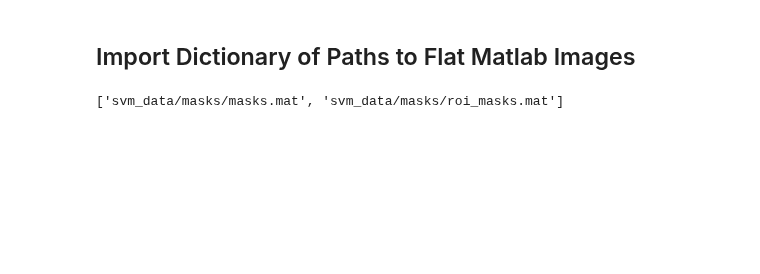
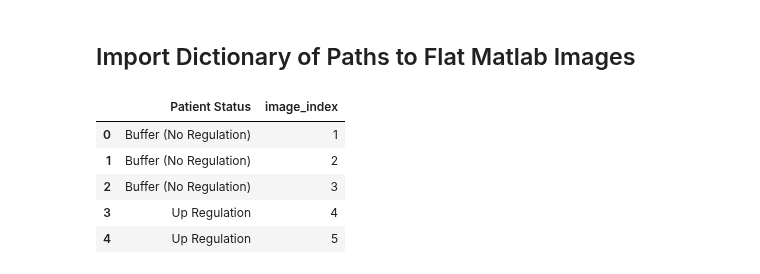
Before and after one commit to staceybeck/teambrainiac, a Jupyter notebook: source/DL/visualization_playground.ipynb, the cells around one changed output. Drawn from its saved outputs; the diff is of its cells as text; code cells hidden in the pictures; blank space fills up the shorter version.

```diff
--- a/source/DL/visualization_playground.ipynb
+++ b/source/DL/visualization_playground.ipynb
@@ -103,7 +112,3 @@ Requirement already satisfied: threadpoolctl>=2.0.0 in /usr/local/lib/python3.7/
 # Open path dictionary file to get subject ids
 path = "../data/data_path_dictionary.pkl"
 data_path_dict = open_pickle(path)
-# %%
-data_path_dict['mask_data']
-# %% [output]
-['svm_data/masks/masks.mat', 'svm_data/masks/roi_masks.mat']
@@ -120,0 +118,16 @@ def labels_mask_binary(data_path_dict, label_type='rt_labels'):
+# %%
+input = np.array(label_data_dict['rt_labels']).T[0]
+df = pd.DataFrame(data=input, columns=['Patient Status'])
+df['image_index'] = [x+1 for x in df.index]
+
+reg_type = ['Up Regulation' if x==1 else 'Down Regulation' if x==0 else 'Buffer (No Regulation)' for x in df['Patient Status']]
+df['Patient Status'] = reg_type
+
+df.head()
+# %% [output]
+|  | Patient Status | image_index |
+| 0 | Buffer (No Regulation) | 1 |
+| 1 | Buffer (No Regulation) | 2 |
+| 2 | Buffer (No Regulation) | 3 |
+| 3 | Up Regulation | 4 |
+| 4 | Up Regulation | 5 |
```
Also changed, not shown: parts of 13 cells of this notebook.
